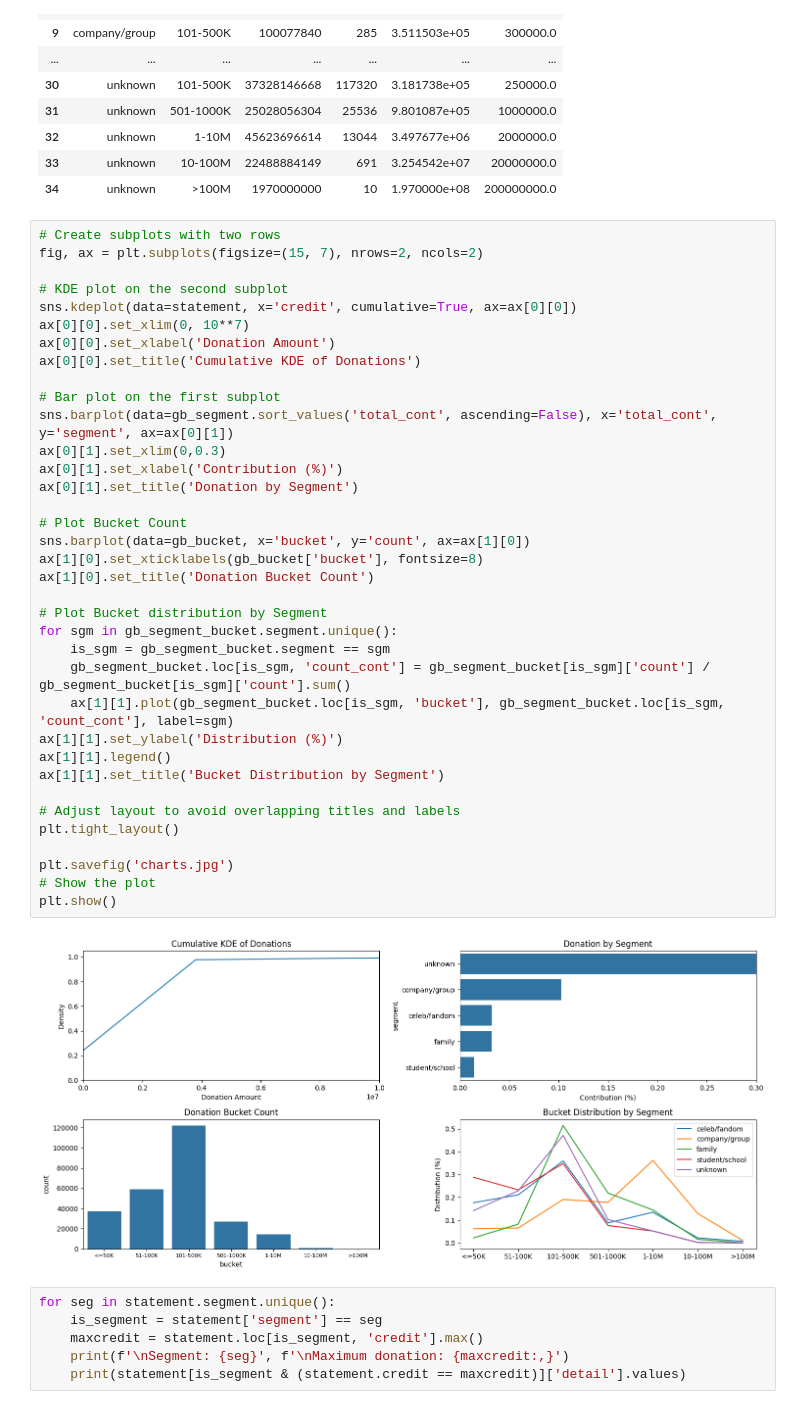
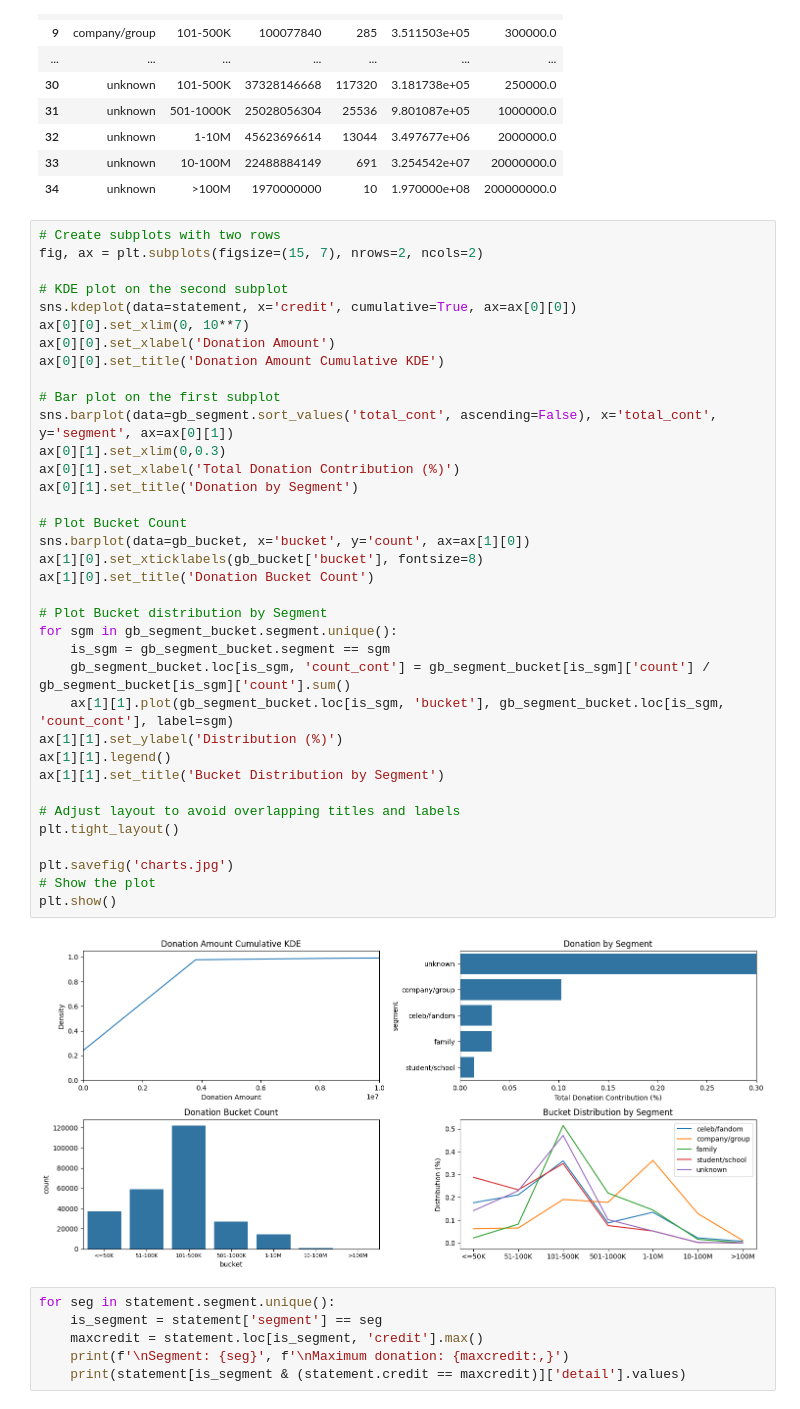
Before and after one commit to letatnhien1912/Yagi-Donation-Analysis, a Jupyter notebook: data_analysis.ipynb, the cells around one changed output. Saved outputs shown, nothing was run; the diff lists cells and outputs as text.

```diff
--- a/data_analysis.ipynb
+++ b/data_analysis.ipynb
@@ -152,36 +152,36 @@ fig, ax = plt.subplots(figsize=(15, 7), nrows=2, ncols=2)
 sns.kdeplot(data=statement, x='credit', cumulative=True, ax=ax[0][0])
 ax[0][0].set_xlim(0, 10**7)
 ax[0][0].set_xlabel('Donation Amount')
-ax[0][0].set_title('Cumulative KDE of Donations')
+ax[0][0].set_title('Donation Amount Cumulative KDE')
 
 # Bar plot on the first subplot
 sns.barplot(data=gb_segment.sort_values('total_cont', ascending=False), x='total_cont', y='segment', ax=ax[0][1])
 ax[0][1].set_xlim(0,0.3)
-ax[0][1].set_xlabel('Contribution (%)')
+ax[0][1].set_xlabel('Total Donation Contribution (%)')
 ax[0][1].set_title('Donation by Segment')
 
 # Plot Bucket Count
 sns.barplot(data=gb_bucket, x='bucket', y='count', ax=ax[1][0])
 ax[1][0].set_xticklabels(gb_bucket['bucket'], fontsize=8)
 ax[1][0].set_title('Donation Bucket Count')
 
 # Plot Bucket distribution by Segment
 for sgm in gb_segment_bucket.segment.unique():
     is_sgm = gb_segment_bucket.segment == sgm
     gb_segment_bucket.loc[is_sgm, 'count_cont'] = gb_segment_bucket[is_sgm]['count'] / gb_segment_bucket[is_sgm]['count'].sum()
     ax[1][1].plot(gb_segment_bucket.loc[is_sgm, 'bucket'], gb_segment_bucket.loc[is_sgm, 'count_cont'], label=sgm)
 ax[1][1].set_ylabel('Distribution (%)')
 ax[1][1].legend()
 ax[1][1].set_title('Bucket Distribution by Segment')
 
 # Adjust layout to avoid overlapping titles and labels
 plt.tight_layout()
 
 plt.savefig('charts.jpg')
 # Show the plot
 plt.show()
 # %% [output]
-[figure, old version]
+[figure, new version]
 # %%
 for seg in statement.segment.unique():
     is_segment = statement['segment'] == seg
```
Also changed, not shown: 1 other file.
